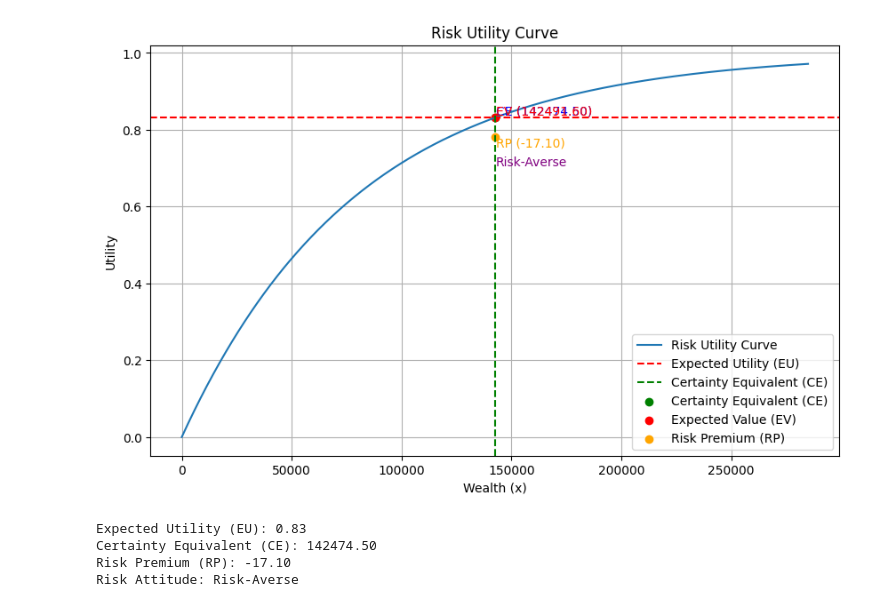
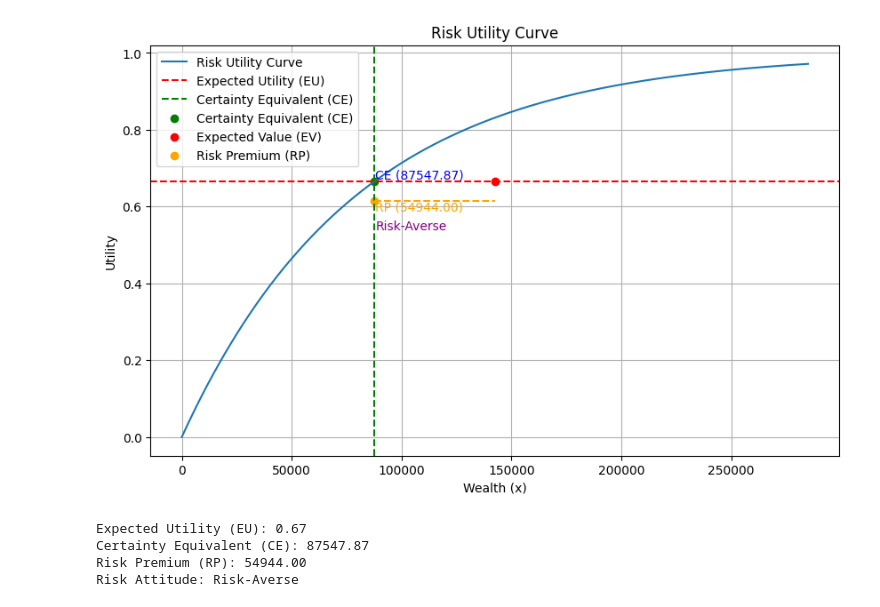
Before and after one commit to mukhtar-abeer/6320, a Jupyter notebook: RiskUtility_D2.ipynb, the cells around one changed output. Saved outputs shown, nothing was run; the diff lists cells and outputs as text; code cells hidden in the pictures.

```diff
--- a/RiskUtility_D2.ipynb
+++ b/RiskUtility_D2.ipynb
@@ -9,55 +9,53 @@ def utility(x, R):
     return 1 - np.exp(-x/R)
 
 # New values
-EU = 0.831519
-CE = 142474.5
-EV = 142491.6
+EU = 0.665242
+RP = 54944
+CE = 87547.87
 R = 80000
 
-# Calculate Risk Premium (RP)
-RP = CE - EV
+# Expected Value (EV) calculation
+EV = CE + RP
 
 # Plotting
 x_values = np.linspace(0, 2 * EV, 1000)
 y_values = utility(x_values, R)
 
 plt.figure(figsize=(10, 6))
 plt.plot(x_values, y_values, label='Risk Utility Curve')
 plt.axhline(y=EU, color='r', linestyle='--', label='Expected Utility (EU)')
 plt.axvline(x=CE, color='g', linestyle='--', label='Certainty Equivalent (CE)')
 plt.plot([CE, EV], [EU - 0.05, EU - 0.05], color='orange', linestyle='--') # Risk Premium line
 plt.scatter([CE], [EU], color='g', label='Certainty Equivalent (CE)')
 plt.scatter([EV], [EU], color='r', label='Expected Value (EV)')
-plt.scatter([EV], [EU - 0.05], color='orange', label='Risk Premium (RP)')
+plt.scatter([CE], [EU - 0.05], color='orange', label='Risk Premium (RP)')
 plt.xlabel('Wealth (x)')
 plt.ylabel('Utility')
 plt.title('Risk Utility Curve')
 plt.legend()
 plt.grid(True)
 
-# Determine Risk Attitude
-if RP > 0:
+# Annotation for Risk Attitude
+if RP < 0:
     risk_attitude = 'Risk-Seeking'
-elif RP < 0:
+elif RP > 0:
     risk_attitude = 'Risk-Averse'
 else:
     risk_attitude = 'Risk-Neutral'
 
-# Annotation for Risk Attitude
 plt.text(CE + 500, EU, f'CE ({CE:.2f})', fontsize=10, va='bottom', ha='left', color='blue')
-plt.text(EV + 500, EU, f'EV ({EV:.2f})', fontsize=10, va='bottom', ha='left', color='red')
-plt.text(EV + 500, EU - 0.05, f'RP ({RP:.2f})', fontsize=10, va='top', ha='left', color='orange')
+plt.text(CE + 500, EU - 0.05, f'RP ({RP:.2f})', fontsize=10, va='top', ha='left', color='orange')
 plt.text(CE + 500, EU - 0.1, risk_attitude, fontsize=10, va='top', ha='left', color='purple')
 
 plt.show()
 
 print(f'Expected Utility (EU): {EU:.2f}')
 print(f'Certainty Equivalent (CE): {CE:.2f}')
 print(f'Risk Premium (RP): {RP:.2f}')
 print(f'Risk Attitude: {risk_attitude}')
 # %% [output]
-[figure, old version]
+[figure, new version]
-Expected Utility (EU): 0.83
-Certainty Equivalent (CE): 142474.50
-Risk Premium (RP): -17.10
+Expected Utility (EU): 0.67
+Certainty Equivalent (CE): 87547.87
+Risk Premium (RP): 54944.00
 Risk Attitude: Risk-Averse
```
